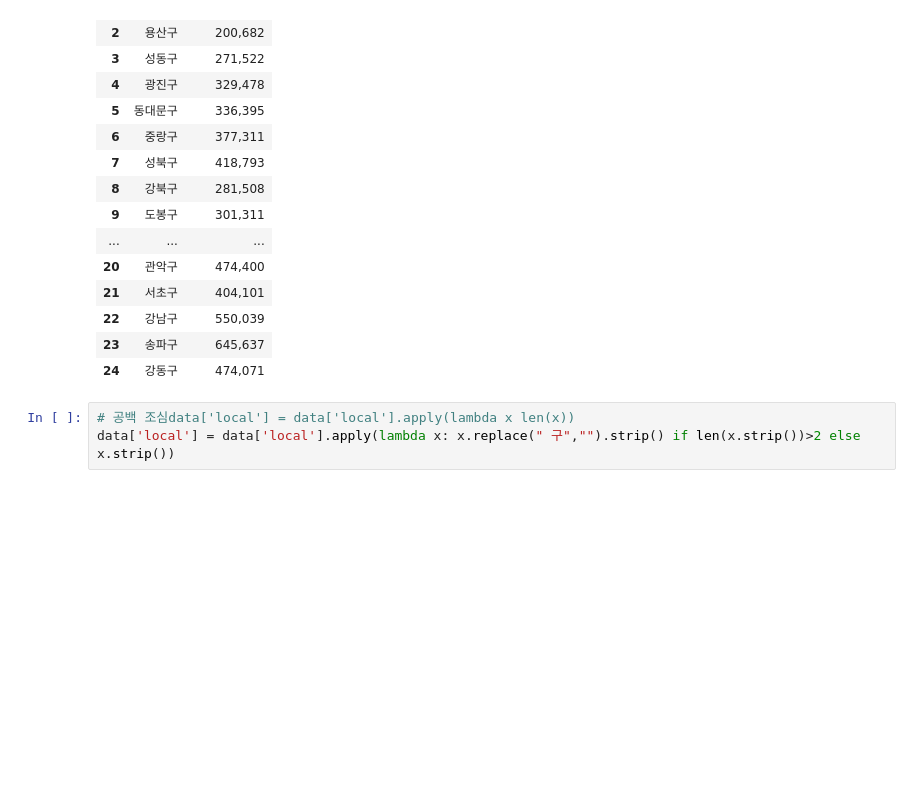
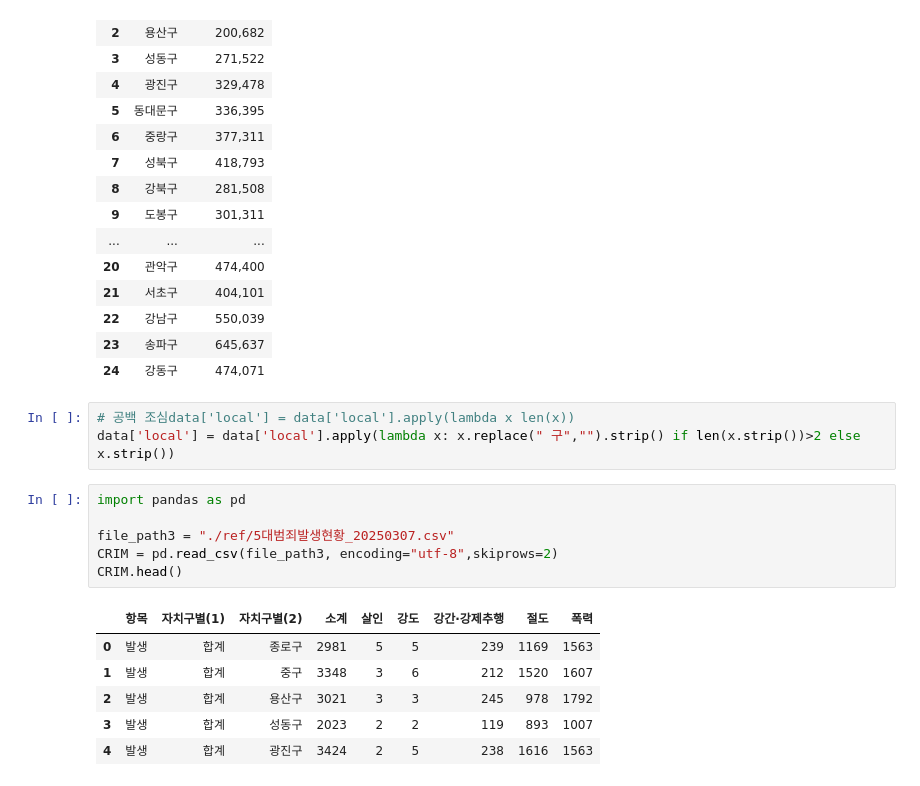
Before and after one commit to leeyb12/python1, a Jupyter notebook: 서울방범용CCTV와 인구수.ipynb, the cells around one changed output. Saved outputs shown, nothing was run; the diff lists cells and outputs as text; blank space fills up the shorter version.

```diff
--- a/서울방범용CCTV와 인구수.ipynb
+++ b/서울방범용CCTV와 인구수.ipynb
@@ -99,3 +99,16 @@ data
 # %%
 # 공백 조심data['local'] = data['local'].apply(lambda x len(x))
 data['local'] = data['local'].apply(lambda x: x.replace(" 구","").strip() if len(x.strip())>2 else x.strip())
+# %%
+import pandas as pd
+
+file_path3 = "./ref/5대범죄발생현황_20250307.csv"
+CRIM = pd.read_csv(file_path3, encoding="utf-8",skiprows=2)
+CRIM.head()
+# %% [output]
+|  | 항목 | 자치구별(1) | 자치구별(2) | 소계 | 살인 | 강도 | 강간·강제추행 | 절도 | 폭력 |
+| 0 | 발생 | 합계 | 종로구 | 2981 | 5 | 5 | 239 | 1169 | 1563 |
+| 1 | 발생 | 합계 | 중구 | 3348 | 3 | 6 | 212 | 1520 | 1607 |
+| 2 | 발생 | 합계 | 용산구 | 3021 | 3 | 3 | 245 | 978 | 1792 |
+| 3 | 발생 | 합계 | 성동구 | 2023 | 2 | 2 | 119 | 893 | 1007 |
+| 4 | 발생 | 합계 | 광진구 | 3424 | 2 | 5 | 238 | 1616 | 1563 |
```
Also changed, not shown: parts of 7 cells of this notebook, 30 other files.
